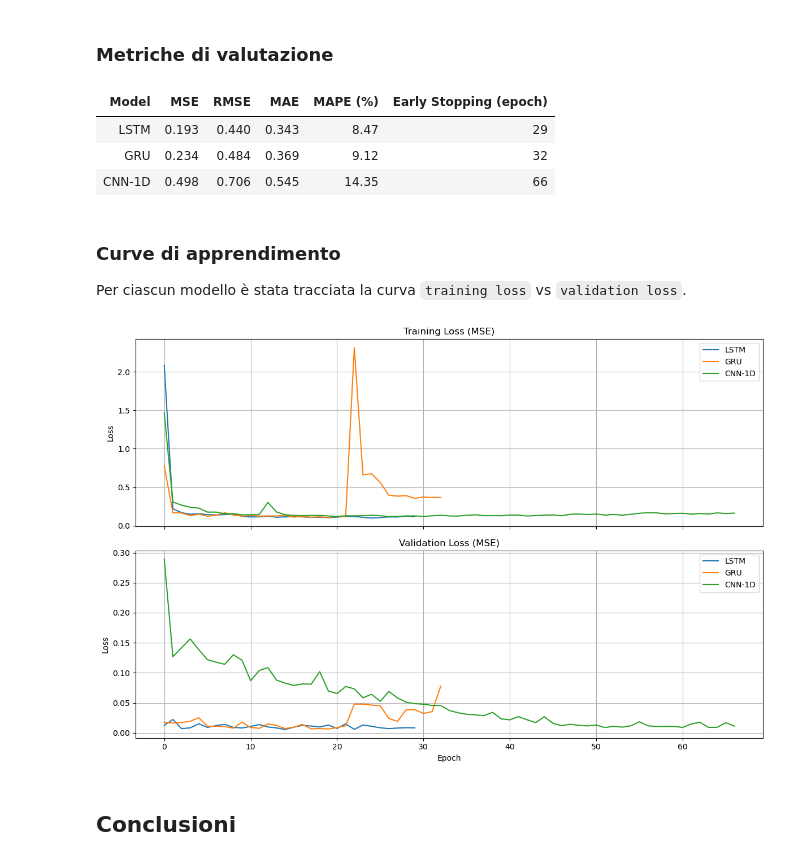
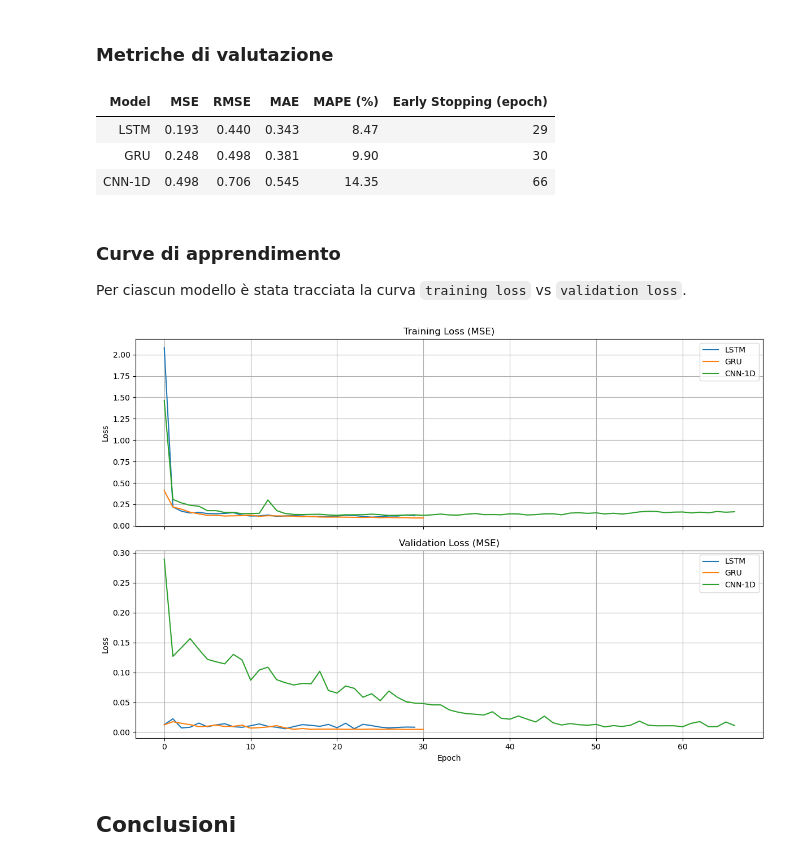
Before and after one commit to SkybunNataliia/Progetto-AI, a Jupyter notebook: report.ipynb, the cells around one changed output. Drawn from its saved outputs; the diff is of its cells as text; code cells hidden in the pictures.

Commit message:
Update: graphs woth gru

```diff
--- a/report.ipynb
+++ b/report.ipynb
@@ -325,11 +325,11 @@ L'obiettivo era valutare la loro efficacia nel compito di forecasting, utilizzan
 # %%
 data = {
     "Model": ["LSTM", "GRU", "CNN-1D"],
-    "MSE": [0.193, 0.234, 0.498],
-    "RMSE": [0.440, 0.484, 0.706],
-    "MAE": [0.343, 0.369, 0.545],
-    "MAPE (%)": [8.47, 9.12, 14.35],
-    "Early Stopping (epoch)": [29, 32, 66]
+    "MSE": [0.193, 0.248, 0.498],
+    "RMSE": [0.440, 0.498, 0.706],
+    "MAE": [0.343, 0.381, 0.545],
+    "MAPE (%)": [8.47, 9.90, 14.35],
+    "Early Stopping (epoch)": [29, 30, 66]
 }
 
 df_metrics = pd.DataFrame(data)
@@ -348,7 +348,7 @@ styled_df
 # %% [output]
 | Model | MSE | RMSE | MAE | MAPE (%) | Early Stopping (epoch) |
 | LSTM | 0.193 | 0.440 | 0.343 | 8.47 | 29 |
-| GRU | 0.234 | 0.484 | 0.369 | 9.12 | 32 |
+| GRU | 0.248 | 0.498 | 0.381 | 9.90 | 30 |
 | CNN-1D | 0.498 | 0.706 | 0.545 | 14.35 | 66 |
 # %% [markdown]
 ### Curve di apprendimento
@@ -368,41 +368,40 @@ def extract_epoch_losses(training_log):
 
 paths = {
     'LSTM': './experiments/lstm/v3/results.json',
-    'GRU': './experiments/gru/v5/results.json',
+    'GRU': './experiments/gru/v6/results.json',
     'CNN-1D': './experiments/cnn/v3/results.json',
 }
 
 histories = {}
 for model_name, path in paths.items():
     with open(path, 'r') as f:
         data = json.load(f)
         train_loss = extract_epoch_losses(data.get("training_log", []))
         val_loss = data.get("validation_loss_per_epoch", [])
         histories[model_name] = {
             "train_loss": train_loss,
             "val_loss": val_loss
         }
 
 fig, axes = plt.subplots(nrows=2, ncols=1, figsize=(12, 8), sharex=True)
 
 for model_name, history in histories.items():
     axes[0].plot(history["train_loss"], label=f'{model_name}')
     axes[1].plot(history["val_loss"], label=f'{model_name}')
 
 axes[0].set_title("Training Loss (MSE)")
 axes[1].set_title("Validation Loss (MSE)")
 
 for ax in axes:
     ax.set_ylabel("Loss")
     ax.legend()
     ax.grid(True)
 
 axes[1].set_xlabel("Epoch")
 
 plt.tight_layout()
-plt.savefig("learning_curves.png")
 plt.show()
 # %% [output]
-[figure, old version]
+[figure, new version]
 # %% [markdown]
 ## Conclusioni
```
